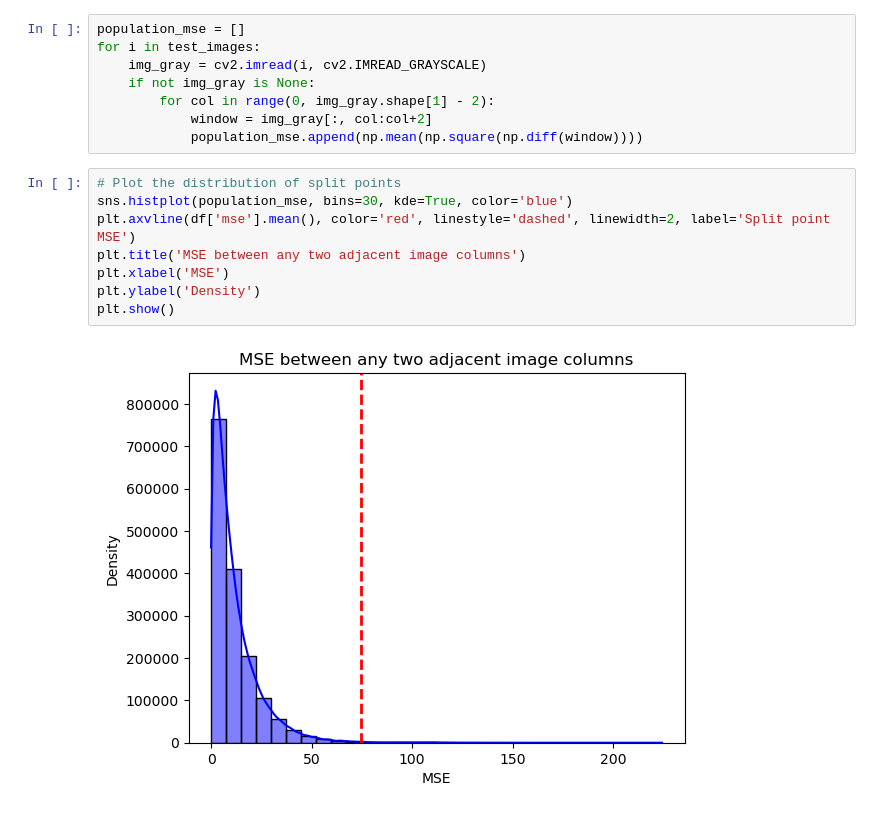
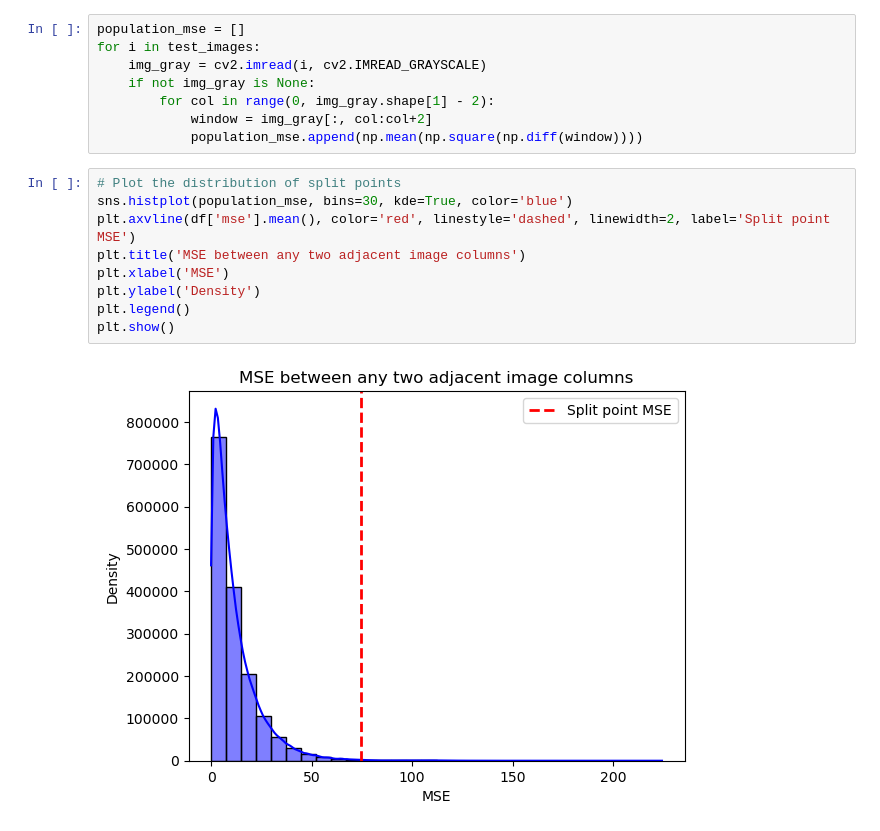
Before and after one commit to ijdouglas/generative-ai, a Jupyter notebook: scripts/preproc/split_collage.ipynb, the cells around one changed output. Saved outputs shown, nothing was run; the diff lists cells and outputs as text.

Commit message:
add legend

```diff
--- a/scripts/preproc/split_collage.ipynb
+++ b/scripts/preproc/split_collage.ipynb
@@ -222,10 +222,11 @@ for i in test_images:
 # %%
 # Plot the distribution of split points
 sns.histplot(population_mse, bins=30, kde=True, color='blue')
 plt.axvline(df['mse'].mean(), color='red', linestyle='dashed', linewidth=2, label='Split point MSE')
 plt.title('MSE between any two adjacent image columns')
 plt.xlabel('MSE')
 plt.ylabel('Density')
+plt.legend()
 plt.show()
 # %% [output]
-[figure, old version]
+[figure, new version]
```
